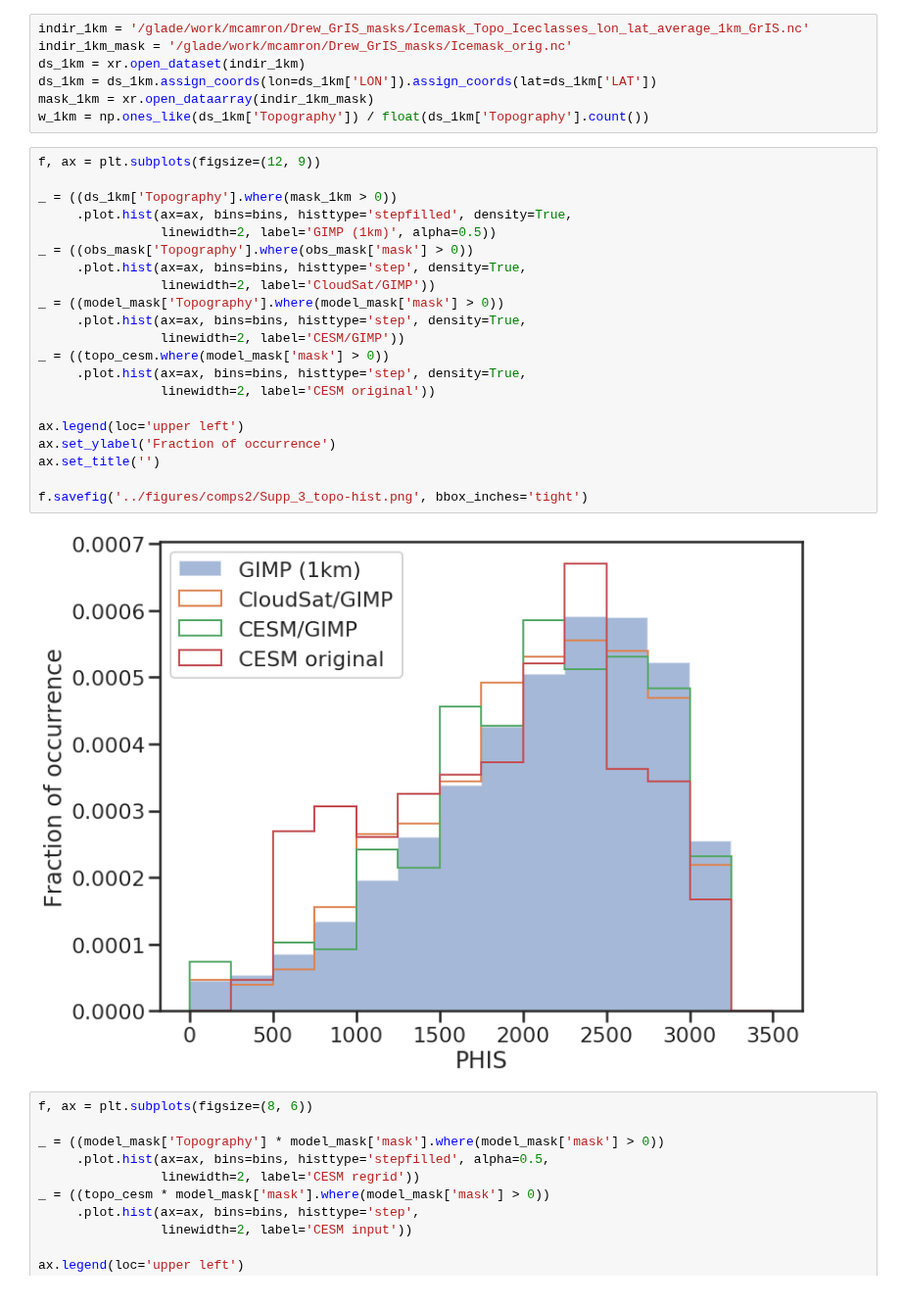
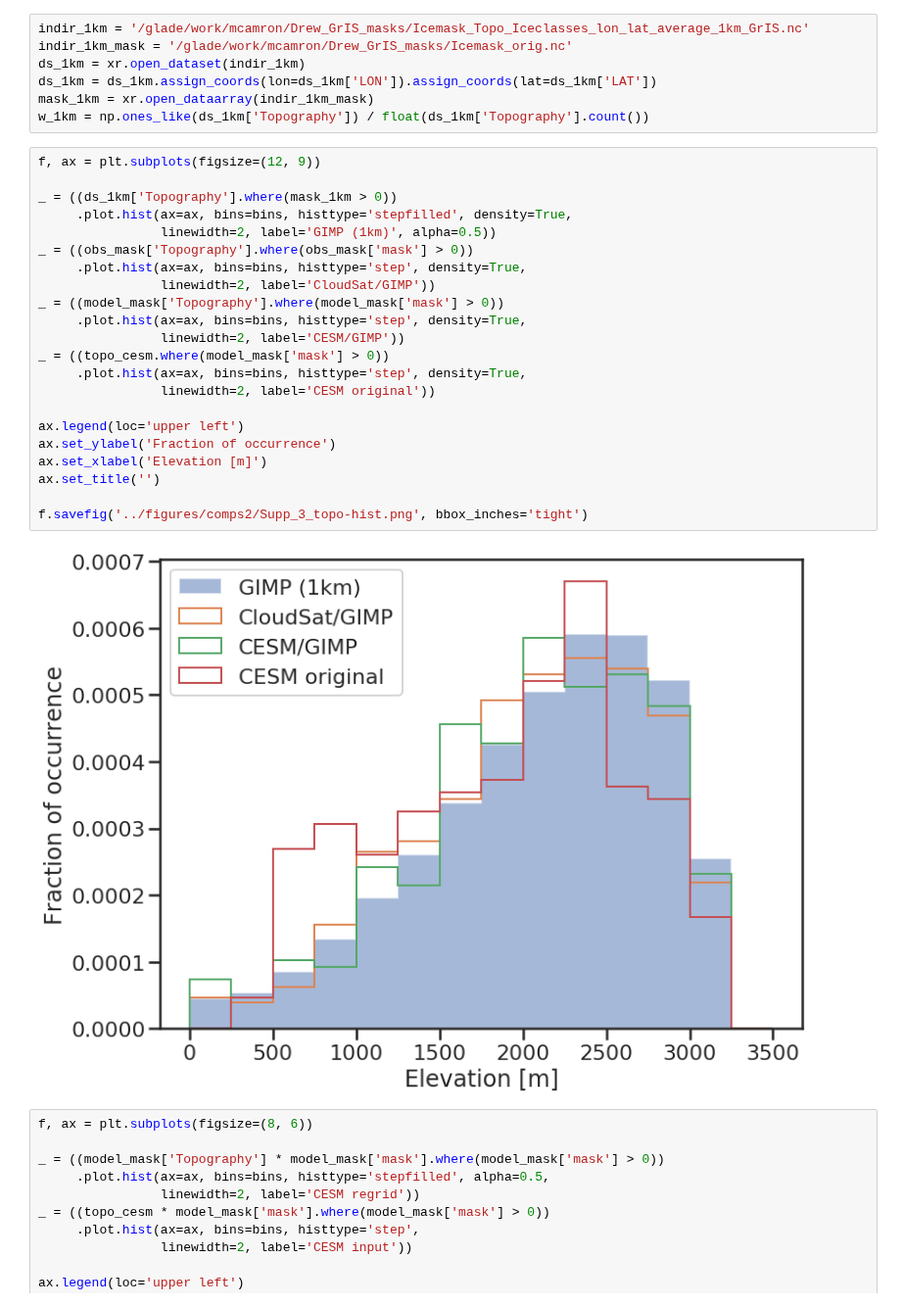
Before and after one commit to dcamron/cosp-explore, a Jupyter notebook: notebooks/comps2.ipynb, the cells around one changed output. Shown at 98% size. Saved outputs shown, nothing was run; the diff lists cells and outputs as text.

```diff
--- a/notebooks/comps2.ipynb
+++ b/notebooks/comps2.ipynb
@@ -807,26 +805,27 @@ w_1km = np.ones_like(ds_1km['Topography']) / float(ds_1km['Topography'].count())
 # %%
 f, ax = plt.subplots(figsize=(12, 9))
 
 _ = ((ds_1km['Topography'].where(mask_1km > 0))
      .plot.hist(ax=ax, bins=bins, histtype='stepfilled', density=True,
                 linewidth=2, label='GIMP (1km)', alpha=0.5))
 _ = ((obs_mask['Topography'].where(obs_mask['mask'] > 0))
      .plot.hist(ax=ax, bins=bins, histtype='step', density=True,
                 linewidth=2, label='CloudSat/GIMP'))
 _ = ((model_mask['Topography'].where(model_mask['mask'] > 0))
      .plot.hist(ax=ax, bins=bins, histtype='step', density=True,
                 linewidth=2, label='CESM/GIMP'))
 _ = ((topo_cesm.where(model_mask['mask'] > 0))
      .plot.hist(ax=ax, bins=bins, histtype='step', density=True,
                 linewidth=2, label='CESM original'))
 
 ax.legend(loc='upper left')
 ax.set_ylabel('Fraction of occurrence')
+ax.set_xlabel('Elevation [m]')
 ax.set_title('')
 
 f.savefig('../figures/comps2/Supp_3_topo-hist.png', bbox_inches='tight')
 # %% [output]
-[figure, old version]
+[figure, new version]
 # %%
 f, ax = plt.subplots(figsize=(8, 6))
 
```
Also changed, not shown: parts of 2 cells of this notebook, 1 other file.
